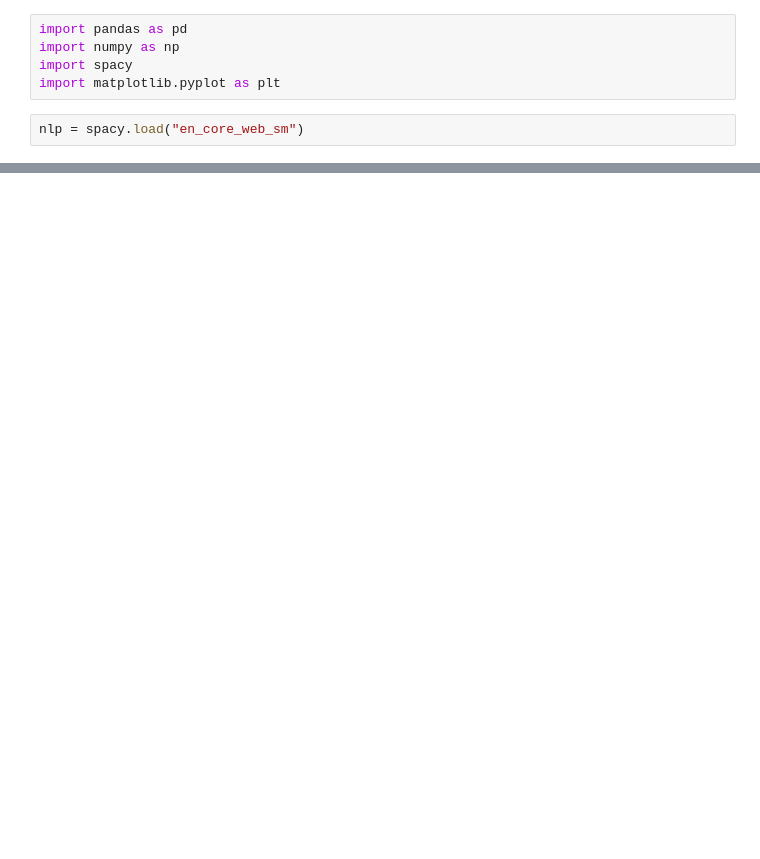
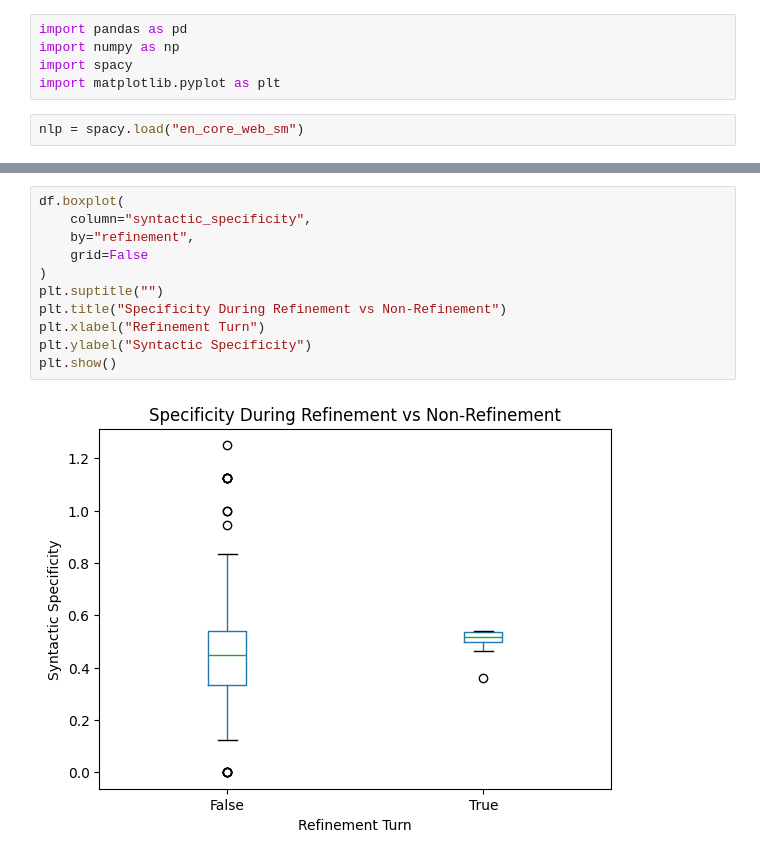
Before and after one commit to MuhammadAli-CS/ConvoKit, a Jupyter notebook: prompt_analysis_v3/syntactic_specificity.ipynb, the cells around one changed output, grey strips where cells are left out. Cells and saved outputs as stored; diff of their text form; blank space fills up the shorter version.

```diff
--- a/prompt_analysis_v3/syntactic_specificity.ipynb
+++ b/prompt_analysis_v3/syntactic_specificity.ipynb
@@ -55,0 +28,13 @@ if __name__ == "__main__":
+# %%
+df.boxplot(
+    column="syntactic_specificity",
+    by="refinement",
+    grid=False
+)
+plt.suptitle("")
+plt.title("Specificity During Refinement vs Non-Refinement")
+plt.xlabel("Refinement Turn")
+plt.ylabel("Syntactic Specificity")
+plt.show()
+# %% [output]
+[figure, added]
```
Also changed, not shown: parts of 3 cells of this notebook.
